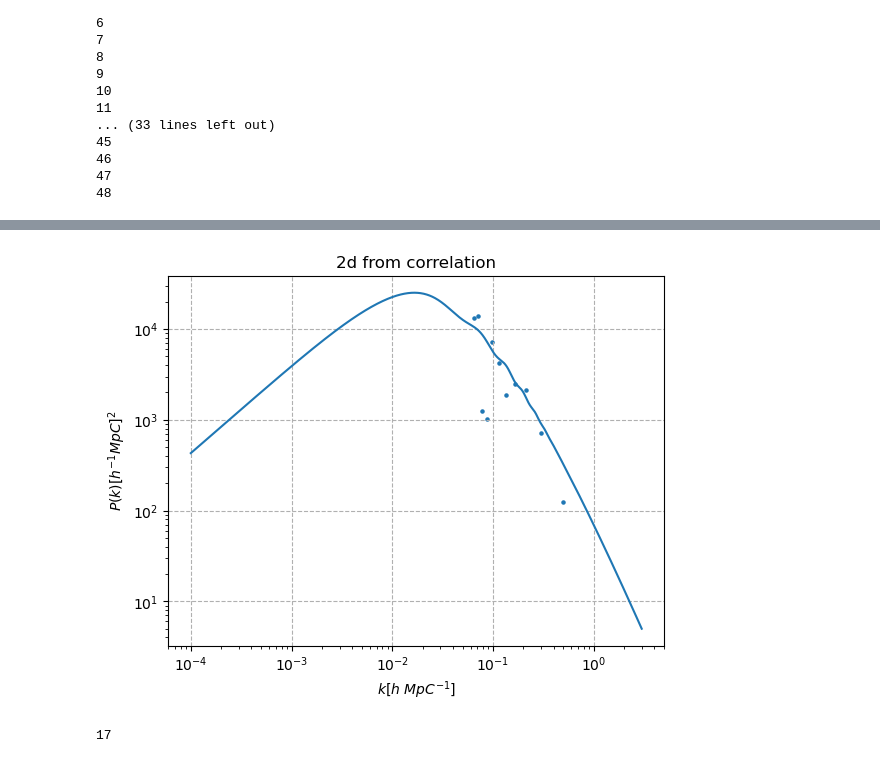
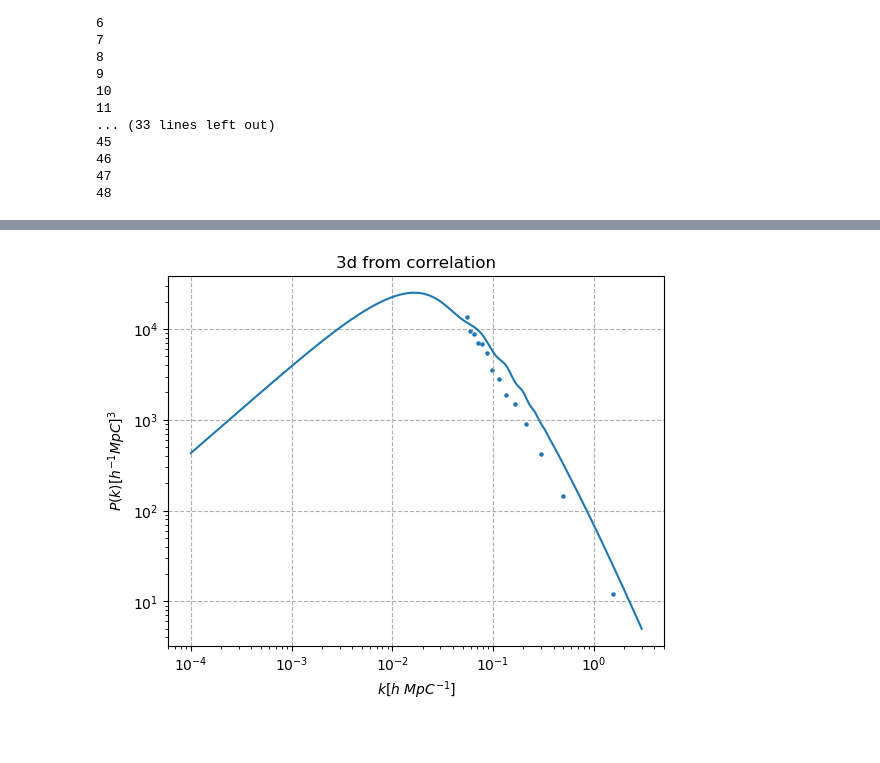
Before and after one commit to satvik-m97/PhD_thesis, a Jupyter notebook: Correlation_calculation.ipynb, the cells around one changed output, grey strips where cells are left out. Drawn from its saved outputs; the diff is of its cells as text; code cells hidden in the pictures.

Commit message:
changes to correlation file

```diff
--- a/Correlation_calculation.ipynb
+++ b/Correlation_calculation.ipynb
@@ -226,7 +194,7 @@ def pk_whitenoise3d(length):
 
     del_k = interpolation_func(k_grid)    #Power spectra values for the k grid
 
-    white_noise_fft = np.fft.fftn(white_noise,norm='backward')
+    white_noise_fft = np.fft.fftn(white_noise)
 
     #convolute in k space
 
@@ -237,7 +207,7 @@ def pk_whitenoise3d(length):
 # %%
-length = 50
+length = 100
 l_by_2=int(length/2)
-delta_k_conv = pk_whitenoise3d(length)[0]
+delta_k_conv,k_grid = pk_whitenoise3d(length)
 delta_x_conv = np.fft.ifftn(delta_k_conv)
 delta_x_trunc = delta_x_conv[1:,1:,1:]
 delta_k_back = np.fft.fftn(delta_x_conv)
@@ -275,22 +266,0 @@ delta_x_trunc = delta_x_conv[1:,1:,1:]    #length is 49 and not 50
-# %%
-l_by_2 = int(length/2)
-distmax = np.max(distance3d(length,l_by_2,l_by_2,l_by_2)[4])
-distmin = np.min(distance3d(length,l_by_2,l_by_2,l_by_2)[4])
-
-bins = int(distmax/distmin)
-
-pk = np.zeros(bins)
-pk_sample = np.zeros(bins)
-for i in range(length-1):
-    print(i)
-    for j in range(length-1):   #due to truncation of zero row and column
-        for k in range(length-1):
-
-            dist = distance3d(length,i,j,k)[4]
-
-            for m in range(length-1):
-                for n in range(length-1):
-                    for o in range(length-1):
-                        f = int(dist[m,n,o]/distmin)-1
-                        pk[f] = pk[f] + delta_x_trunc[m,n,o].real * delta_x_trunc[i,j,o].real
-                        pk_sample[f] = pk_sample[f] + 1
@@ -321,9 +294,9 @@ for i in range(length-1):
             d = np.roll(np.roll(np.roll(distance, shift = -l_by_2+i, axis=0),shift = -l_by_2+j, axis=1),shift = -l_by_2+k, axis=2)
             f = (d.flatten()/distmin).astype(int)-1
 
-            for i in range(bins):
-                pk[i] = pk[i] + np.sum(delta_x_trunc[i,j,k].real * delta_x_flat[f==i].real)
-                pk_sample[i] = pk_sample[i] + np.sum(f==i)
+            for m in range(bins):
+                pk[m] = pk[m] + np.sum(delta_x_trunc[i,j,k].real * delta_x_flat[f==m].real)
+                pk_sample[m] = pk_sample[m] + np.sum(f==m)
 # %% [output]
 0
 1
@@ -352,19 +322,15 @@ pk_avg = pk/pk_sample
 test = np.fft.fft(pk_avg)
 # %%
 mpk = np.genfromtxt(r'C:/Users/satvi/PhD_thesis/kk.dat')
-plt.scatter(kar[1:12], np.abs(test[1:12])*bins/(kar[1:12])**2,s=5)
+plt.scatter(kar[:14], np.abs(test[:14])*bins/(kar[:14])**2,s=5)
 plt.plot(mpk[:,0],mpk[:,1])
 plt.grid(linestyle = "dashed")
-plt.ylabel('$P(k) [h^{-1}MpC]^2$')
+plt.ylabel('$P(k) [h^{-1}MpC]^3$')
 plt.xlabel('$k [h~MpC^{-1}]$')
-plt.title("2d from correlation")
+plt.title("3d from correlation")
 # plt.savefig("Pkz_0_2d_kxspace")
 plt.xscale('log')
 plt.yscale('log')
-# plt.savefig("pkz_0correlation2d,")
+# plt.savefig("pkz_0trycorrelation3d,")
 # %% [output]
-[figure, old version]
+[figure, new version]
-# %%
-bins
-# %% [output]
-17
```
Also changed, not shown: parts of 22 cells of this notebook, 4 other files.
